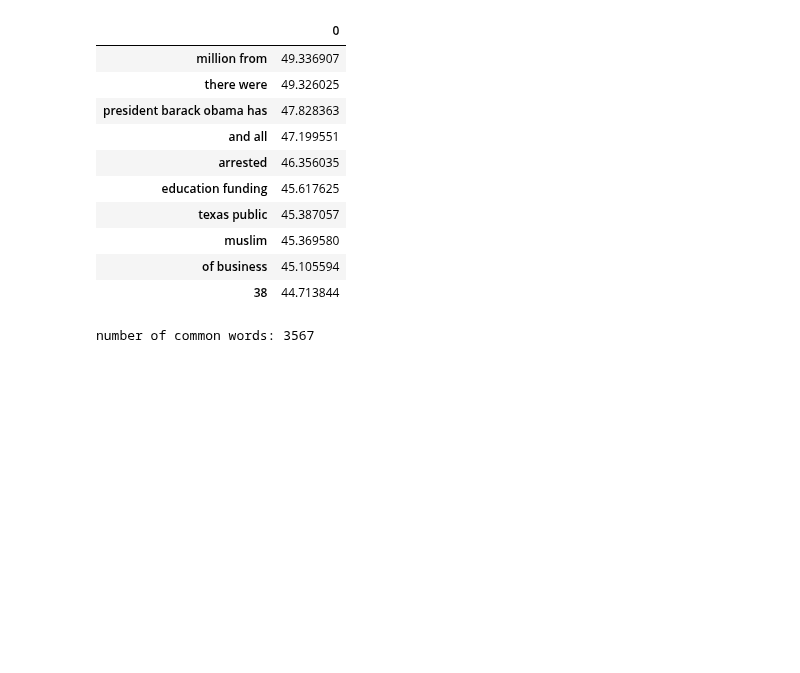
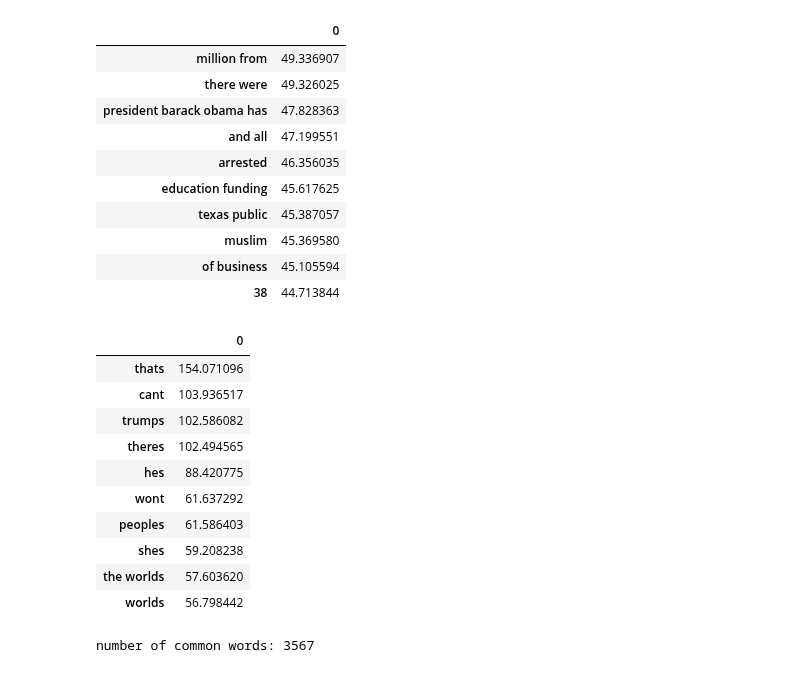
Before and after one commit to fuaadmire/thesis, a Jupyter notebook: logreg_experiments/Logreg_experiments_ranking.ipynb, the cells around one changed output. Drawn from its saved outputs; the diff is of its cells as text; code cells hidden in the pictures; blank space fills up the shorter version.

Commit message:
return seq false

```diff
--- a/logreg_experiments/Logreg_experiments_ranking.ipynb
+++ b/logreg_experiments/Logreg_experiments_ranking.ipynb
@@ -20,6 +20,8 @@ liar_random = pd.read_csv("liar_testanddev_random_labels.csv", sep='\t') #liar v
 
 liar2_random = pd.read_csv("liar_train_split2_random_labels_coefs.csv", sep='\t')
 FakeNewsCorpus = pd.read_csv("FakeNewsCorpus_coefs.csv", sep='\t')
+
+BS = pd.read_csv("BS_coefs.csv", sep='\t')
 # %%
 #classes = ['barely-true', 'false','half-true', 'mostly-true', 'pants-fire', 'true']
 #liar_coefs.columns = [s.replace('_', ' ') for s in liar_coefs.columns]
@@ -121,6 +123,21 @@ liar_split2.T.sort_values(by=0, ascending=False).head(10)
 #FakeNewsNet.columns = [s.replace('_', ' ') for s in FakeNewsNet.columns]
 #FakeNewsNet.T.sort_values(by=0, ascending=False).tail(20)
 #FakeNewsNet.T.sort_values(by=0, ascending=False).head(5)#.index.tolist()
+# %%
+BS.columns = [s.replace('_', ' ') for s in BS.columns]
+BS.T.sort_values(by=0, ascending=False).head(10)
+# %% [output]
+|  | 0 |
+| thats | 154.071096 |
+| cant | 103.936517 |
+| trumps | 102.586082 |
+| theres | 102.494565 |
+| hes | 88.420775 |
+| wont | 61.637292 |
+| peoples | 61.586403 |
+| shes | 59.208238 |
+| the worlds | 57.603620 |
+| worlds | 56.798442 |
 # %%
 # make common vocabulary (only shared words)
 # Rank features med Mean reciprocal rank. Brug kun overlappende vocabulary mellem alle datasæt
```
Also changed, not shown: parts of 4 cells of this notebook, 3 other files.
